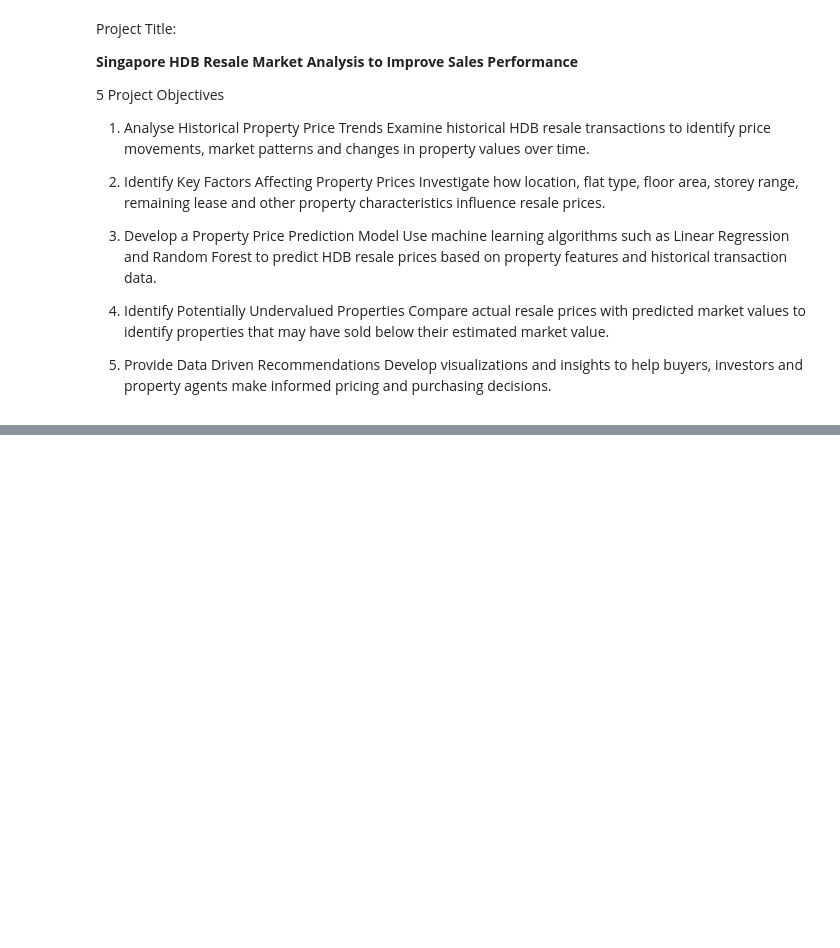
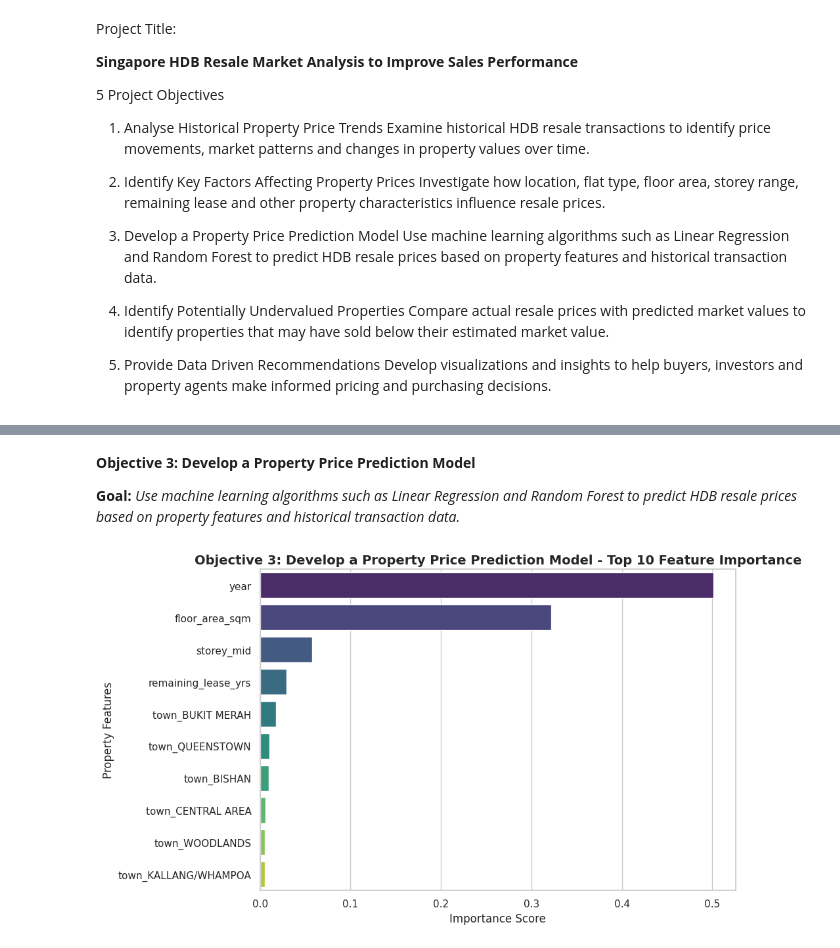
Before and after one commit to Rafeek-Data/Rafeek-Ahamed_Capstone-Project, a Jupyter notebook: Rafeek_Colab_Capstone.ipynb, the cells around one changed output, grey strips where cells are left out. Drawn from its saved outputs; the diff is of its cells as text; code cells hidden in the pictures; blank space fills up the shorter version.

```diff
--- a/Rafeek_Colab_Capstone.ipynb
+++ b/Rafeek_Colab_Capstone.ipynb
@@ -969,0 +1010,58 @@ Develop visualizations and insights to help buyers, investors and property agent
+# %% [markdown]
+**Objective 3: Develop a Property Price Prediction Model**
+
+**Goal:** *Use machine learning algorithms such as Linear Regression and Random Forest to predict HDB resale prices based on property features and historical transaction data.*
+# %%
+# Objective 3: Develop a Property Price Prediction Model
+# Model training and feature importance evaluation
+
+import pandas as pd
+import numpy as np
+import matplotlib.pyplot as plt
+import seaborn as sns
+from sklearn.ensemble import RandomForestRegressor
+from sklearn.model_selection import train_test_split
+
+# 1. Prepare features and target variable
+# We will use a fast sample of the dataset for demonstration
+sample_df = clean.sample(50000, random_state=42).copy()
+
+# Numeric features and encoded categoricals
+X = pd.DataFrame({
+    'floor_area_sqm': sample_df['floor_area_sqm'].astype(float),
+    'storey_mid': sample_df['storey_mid'].fillna(sample_df['storey_mid'].median()).astype(float),
+    'remaining_lease_yrs': sample_df['remaining_lease_yrs'].astype(float),
+    'year': sample_df['year'].astype(float)
+})
+
+# Add quick dummy variables for top location (town) and flat type
+X = pd.concat([X, pd.get_dummies(sample_df[['town', 'flat_type']], drop_first=True)], axis=1)
+y = sample_df['resale_price'].astype(float)
+
+# Split data
+X_train, X_test, y_train, y_test = train_test_split(X, y, test_size=0.2, random_state=42)
+
+# 2. Fit Random Forest model
+model = RandomForestRegressor(n_estimators=50, max_depth=12, random_state=42, n_jobs=-1)
+model.fit(X_train, y_train)
+
+# 3. Extract Feature Importances
+feature_importances = model.feature_importances_
+feature_names = X.columns
+
+# Create a DataFrame for easy sorting
+importance_df = pd.DataFrame({
+    'Feature': feature_names,
+    'Importance': feature_importances
+}).sort_values(by='Importance', ascending=False).head(10)  # Show top 10 features
+
+# 4. Plot Feature Importance
+plt.figure(figsize=(10, 6))
+sns.barplot(x='Importance', y='Feature', data=importance_df, hue='Feature', palette='viridis', legend=False)
+plt.title('Objective 3: Develop a Property Price Prediction Model - Top 10 Feature Importance', fontsize=14, fontweight='bold')
+plt.xlabel('Importance Score')
+plt.ylabel('Property Features')
+plt.tight_layout()
+plt.show()
+# %% [output]
+[figure, added]
```
Also changed, not shown: parts of 15 cells of this notebook.
